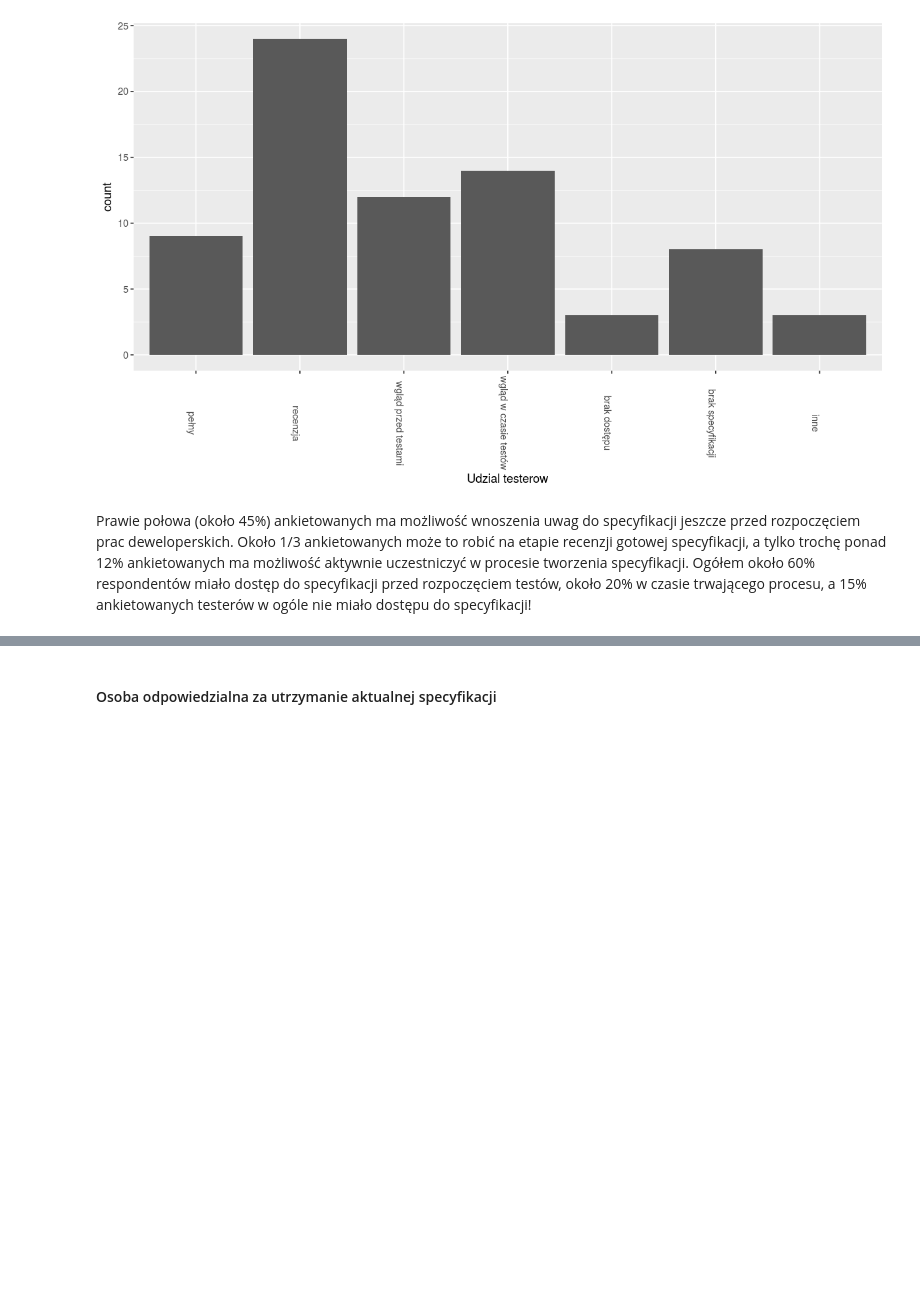
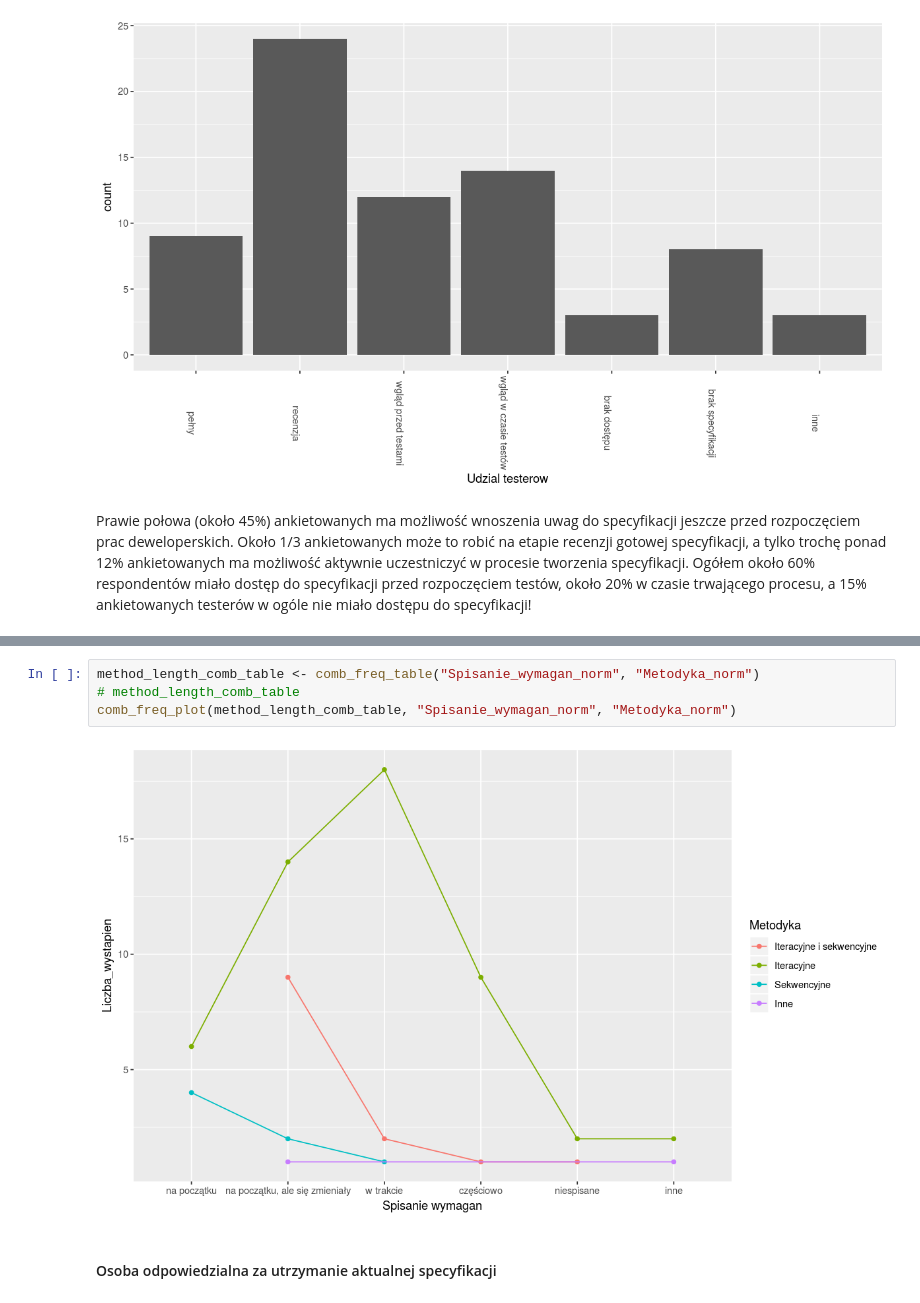
Before and after one commit to jot-em/tester-survey-analysis, a Jupyter notebook: Opracowanie_ankiety_testerskiej.ipynb, the cells around one changed output, grey strips where cells are left out. Cells and saved outputs as stored; diff of their text form; blank space fills up the shorter version.

```diff
--- a/Opracowanie_ankiety_testerskiej.ipynb
+++ b/Opracowanie_ankiety_testerskiej.ipynb
@@ -684,3 +752,9 @@ freq_plot("Spisanie_wymagan_norm")
+# %%
+method_length_comb_table <- comb_freq_table("Spisanie_wymagan_norm", "Metodyka_norm")
+# method_length_comb_table
+comb_freq_plot(method_length_comb_table, "Spisanie_wymagan_norm", "Metodyka_norm")
+# %% [output]
+[figure, added]
 # %% [markdown]
 #### Osoba odpowiedzialna za utrzymanie aktualnej specyfikacji
 # %%
```
Also changed, not shown: parts of 32 cells of this notebook.
